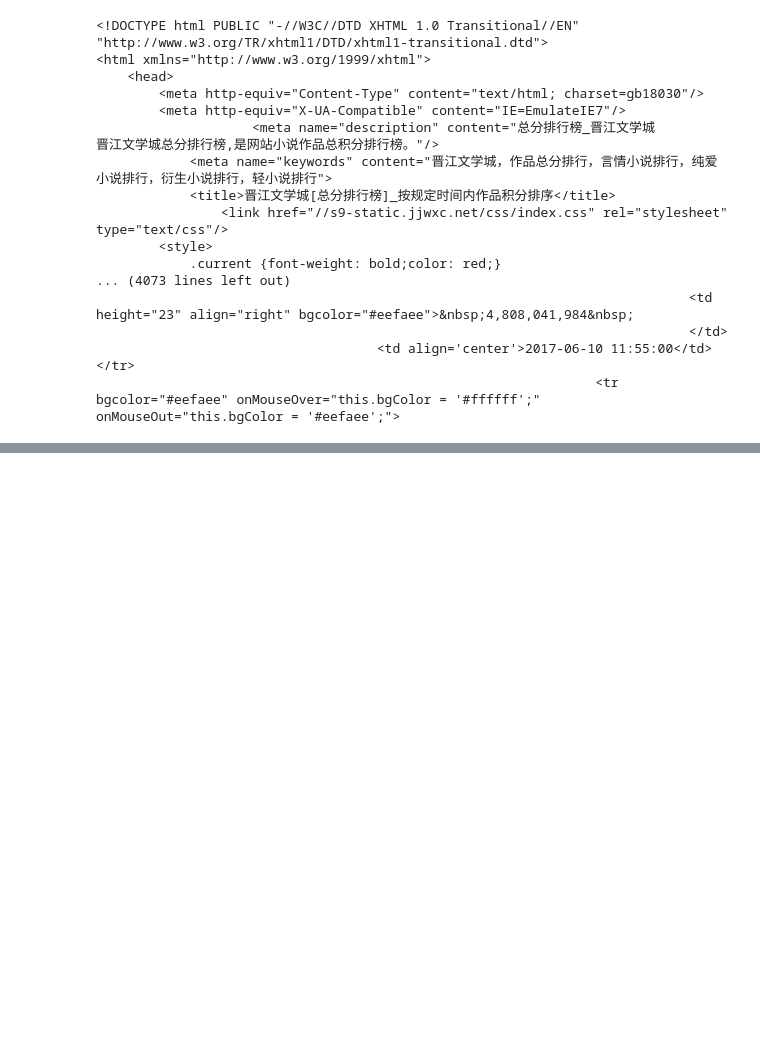
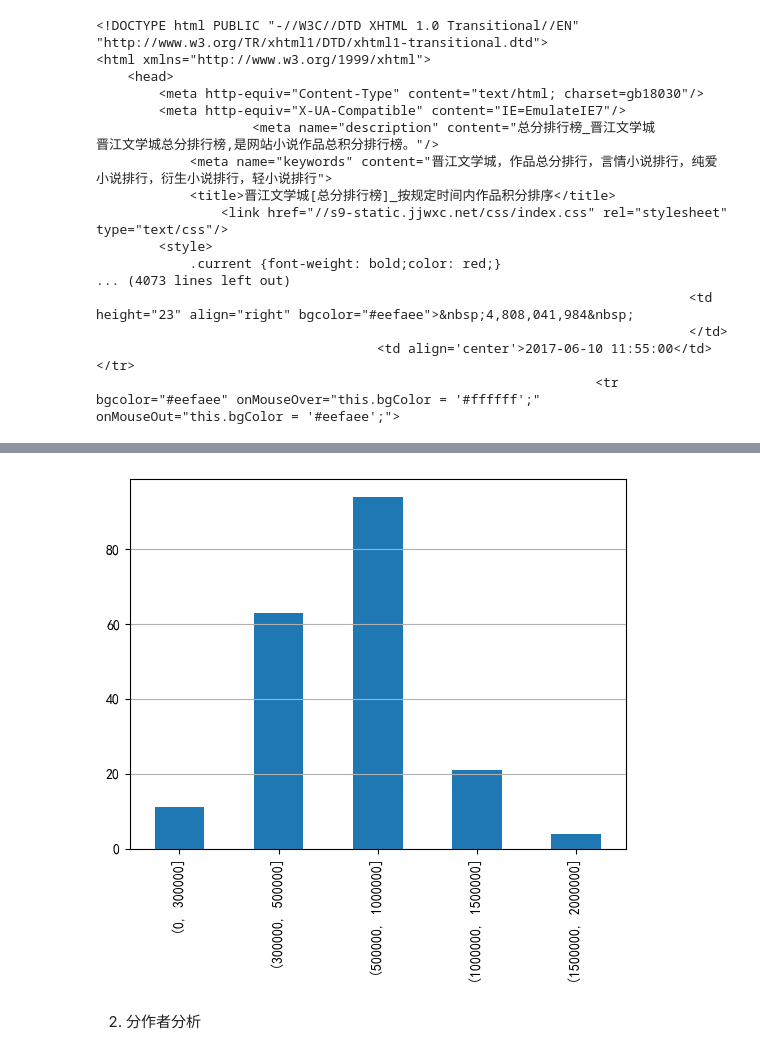
Before and after one commit to Ziyan-Wu/webc, a Jupyter notebook: pachong/ex03_jinjiangAnalysis.ipynb, the cells around one changed output, grey strips where cells are left out. Saved outputs shown, nothing was run; the diff lists cells and outputs as text; code cells hidden in the pictures; blank space fills up the shorter version.

```diff
--- a/pachong/ex03_jinjiangAnalysis.ipynb
+++ b/pachong/ex03_jinjiangAnalysis.ipynb
@@ -95,0 +236,20 @@ print(bs.findAll('tr')[5]) # 江停
+# %%
+from matplotlib import pyplot as plt
+
+ls = []
+for num in ls_words:
+    # print(num)
+    # print(int(num))
+    ls.append(int(num))
+
+# words
+# 组间距离
+bins = [0, 300000, 500000, 1000000, 1500000, 2000000]
+agesgroup = pd.cut(ls, bins)
+nn = agesgroup.value_counts()
+nn.plot(kind='bar')
+plt.grid(axis="y")
+# %% [output]
+[figure, added]
+# %% [markdown]
+2. 分作者分析
```
Also changed, not shown: parts of 19 cells of this notebook.
